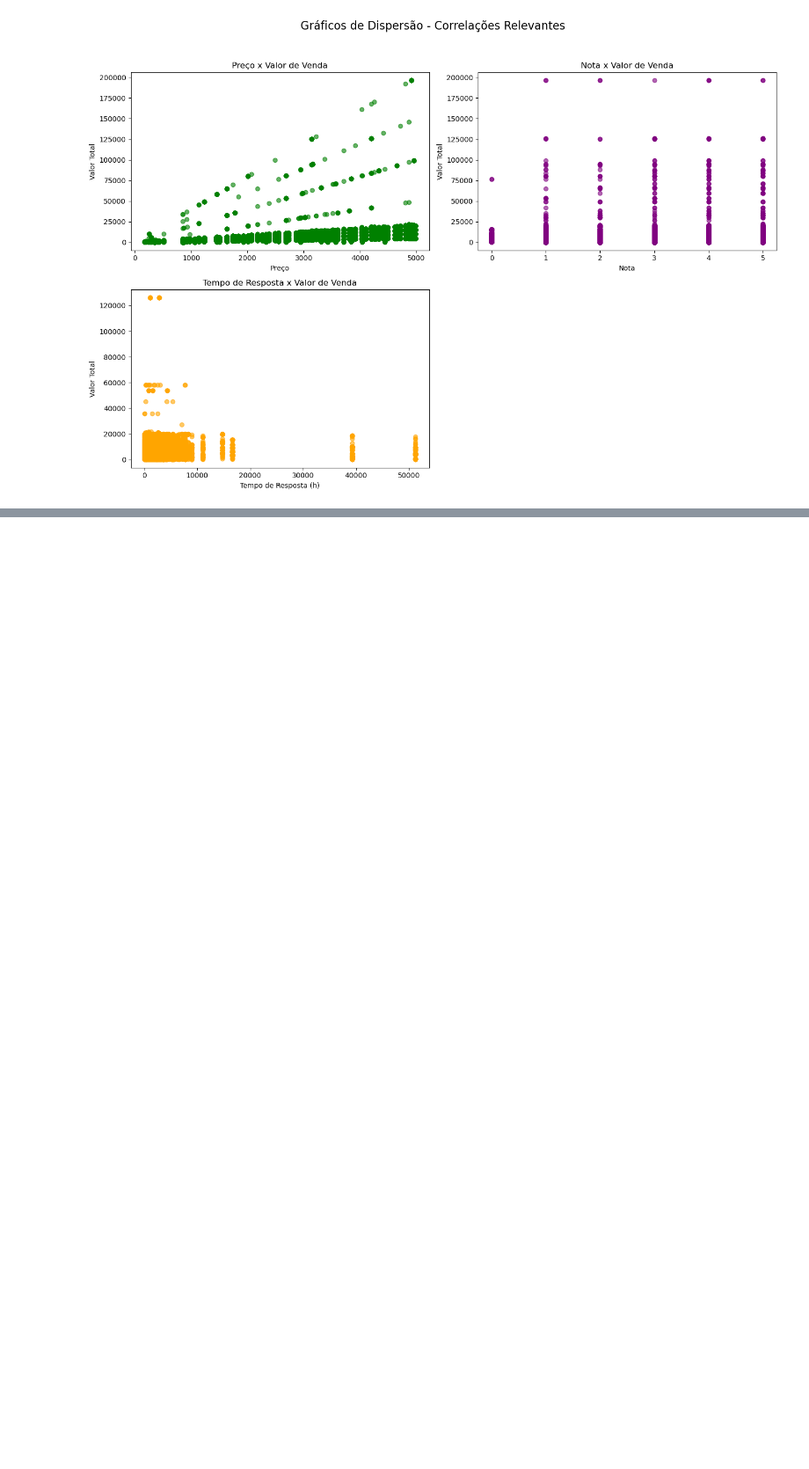
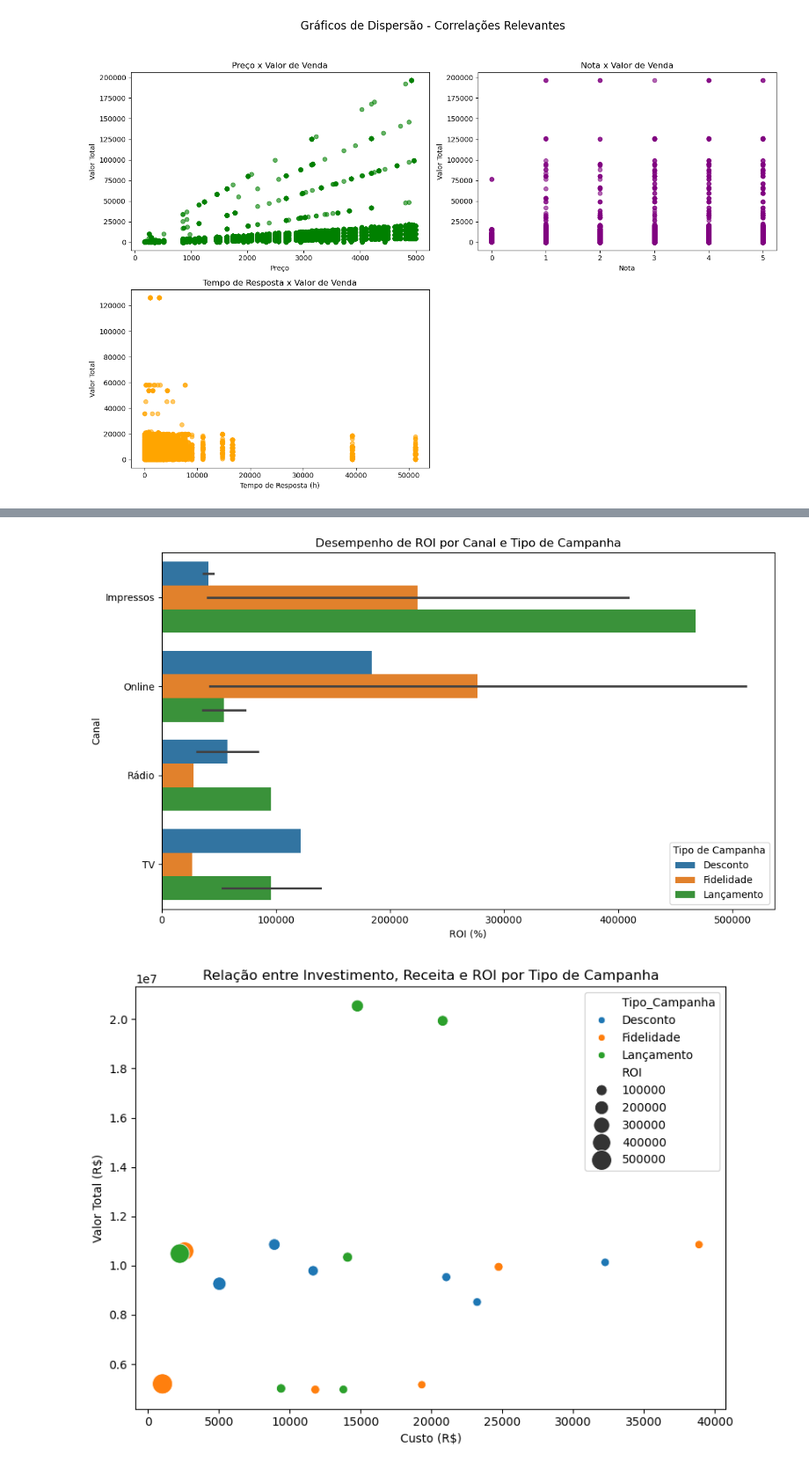
Before and after one commit to MatheusVieira12/Projeto_Nara, a Jupyter notebook: jup_testes.ipynb, the cells around one changed output, grey strips where cells are left out. Shown: that part at 88% size. Saved outputs shown, nothing was run; the diff lists cells and outputs as text; code cells hidden in the pictures; blank space fills up the shorter version.

```diff
--- a/jup_testes.ipynb
+++ b/jup_testes.ipynb
@@ -309,0 +419,75 @@ plt.show()
+# %%
+import pandas as pd
+import matplotlib.pyplot as plt
+import seaborn as sns
+
+# Carregar os dados
+campanhas = pd.read_csv('NARA_csv/campanhas_corrigido.csv')
+vendas = pd.read_csv('NARA_csv/vendas_concatenadas_limpa.csv')  # Deve conter Data e Valor_Total
+
+# Converter datas
+campanhas['Data_Inicio'] = pd.to_datetime(campanhas['Data_Inicio'])
+campanhas['Data_Fim'] = pd.to_datetime(campanhas['Data_Fim'])
+vendas['Data'] = pd.to_datetime(vendas['Data'])
+
+# Função para encontrar campanha correspondente
+def encontrar_campanha(data_venda):
+    campanha = campanhas[(campanhas['Data_Inicio'] <= data_venda) & (campanhas['Data_Fim'] >= data_venda)]
+    if not campanha.empty:
+        linha = campanha.iloc[0]
+        return pd.Series([linha['Tipo_Campanha'], linha['Canal'], linha['Data_Inicio']])
+    else:
+        return pd.Series([None, None, None])
+
+# Aplicar função e expandir em colunas
+vendas[['Tipo_Campanha', 'Canal', 'Data_Inicio']] = vendas['Data'].apply(encontrar_campanha)
+
+# Remover vendas sem campanha associada
+vendas = vendas.dropna(subset=['Tipo_Campanha'])
+
+# Extrair ano da campanha
+vendas['Ano'] = pd.to_datetime(vendas['Data_Inicio']).dt.year
+
+# Agrupar vendas
+vendas_agrupadas = vendas.groupby(['Tipo_Campanha', 'Canal', 'Ano'])['Valor_Total'].sum().reset_index()
+
+# Agrupar custos
+campanhas['Ano'] = campanhas['Data_Inicio'].dt.year
+custos_agrupados = campanhas.groupby(['Tipo_Campanha', 'Canal', 'Ano'])['Custo'].sum().reset_index()
+
+# Juntar dados
+dados = pd.merge(vendas_agrupadas, custos_agrupados, on=['Tipo_Campanha', 'Canal', 'Ano'])
+
+# Calcular ROI
+dados['ROI'] = ((dados['Valor_Total'] - dados['Custo']) / dados['Custo']) * 100
+
+# Gráfico 1: ROI por Tipo_Campanha e Canal
+plt.figure(figsize=(10,6))
+sns.barplot(data=dados, x='ROI', y='Canal', hue='Tipo_Campanha')
+plt.title('Desempenho de ROI por Canal e Tipo de Campanha')
+plt.xlabel('ROI (%)')
+plt.ylabel('Canal')
+plt.legend(title='Tipo de Campanha')
+plt.tight_layout()
+plt.show()
+
+# Gráfico 2: Dispersão entre Custo, Valor_Total e ROI
+plt.figure(figsize=(8,6))
+sns.scatterplot(data=dados, x='Custo', y='Valor_Total', hue='Tipo_Campanha', size='ROI', sizes=(50, 300))
+plt.title('Relação entre Investimento, Receita e ROI por Tipo de Campanha')
+plt.xlabel('Custo (R$)')
+plt.ylabel('Valor Total (R$)')
+plt.tight_layout()
+plt.show()
+
+# Gráfico 3: ROI por Ano e Tipo_Campanha
+plt.figure(figsize=(10,6))
+sns.lineplot(data=dados, x='Ano', y='ROI', hue='Tipo_Campanha', marker='o')
+plt.title('Evolução Anual do ROI por Tipo de Campanha')
+plt.xlabel('Ano')
+plt.ylabel('ROI (%)')
+plt.tight_layout()
+plt.show()
+# %% [output]
+[figure, added]
+[figure, added]
```
Also changed, not shown: parts of 4 cells of this notebook, 6 other files.
